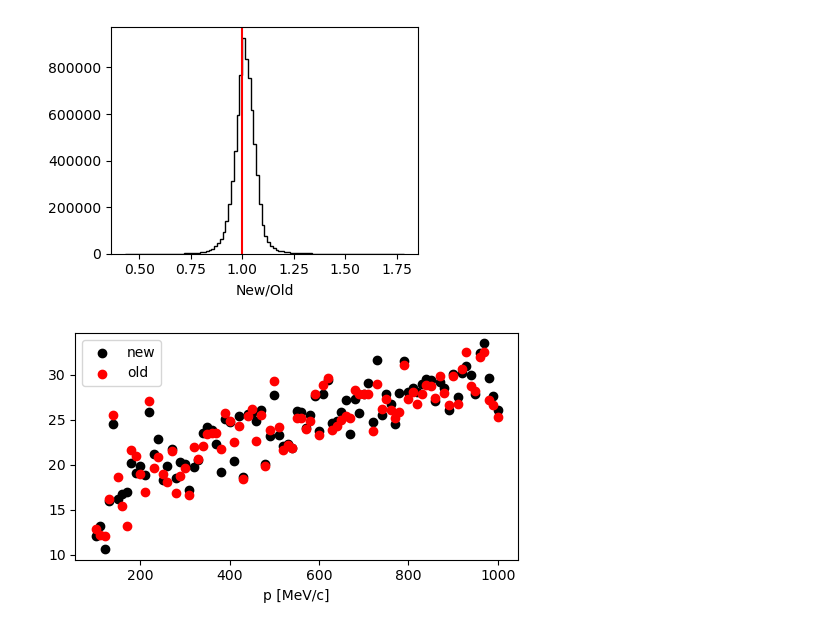
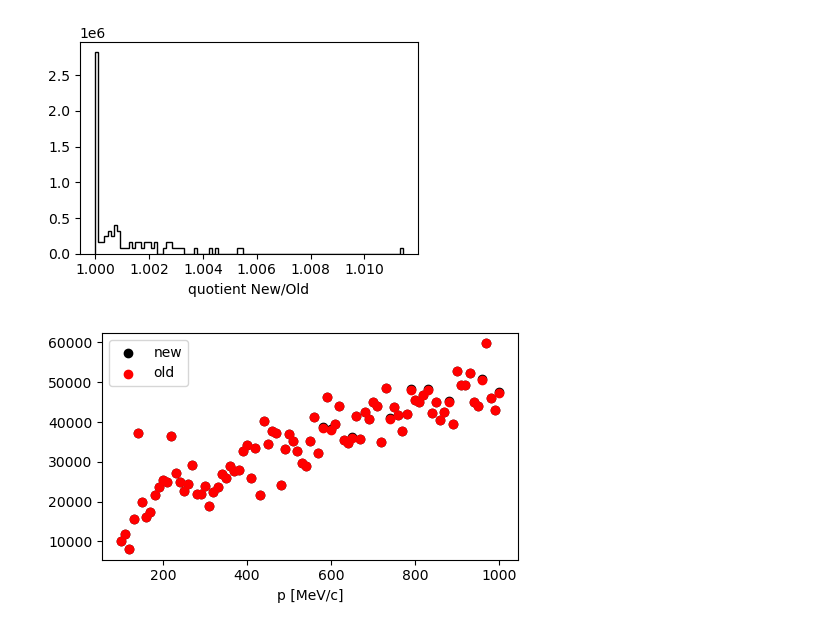
Before and after one commit to lolorestrepo/WCSimFQTuningTools, a Jupyter notebook: CProfiles/Analysis/integrals.ipynb, the cells around one changed output. Cells and saved outputs as stored; diff of their text form; code cells hidden in the pictures.

```diff
--- a/CProfiles/Analysis/integrals.ipynb
+++ b/CProfiles/Analysis/integrals.ipynb
@@ -24,19 +14,18 @@ f.classnames()
 # %%
-oh, or0bins, oth0bins, oebins = of["hI3d_1"].to_numpy()
-h ,  r0bins,  th0bins,  ebins =  f["I_1"]   .to_numpy()
+oh, or0bins, oth0bins, oebins = of["hI3d_2"].to_numpy()
+h ,  r0bins,  th0bins,  ebins =  f["I_2"]   .to_numpy()
 
 np.testing.assert_allclose(or0bins, r0bins)
 np.testing.assert_allclose(oth0bins, th0bins)
 # %%
 plt.figure(figsize=[4, 3])
 
 plt.hist((h/oh).flatten(), histtype="step", bins=100, color="k")
-plt.xlabel("New/Old")
-plt.axvline(1, color="r")
+plt.xlabel("quotient New/Old")
 
 plt.tight_layout()
 # %% [output]
-[figure, old version]
+[figure, new version]
 # %%
 r0bin  = 190
 th0bin = 60
@@ -53,4 +42,4 @@ plt.xlabel("p [MeV/c]")
 plt.legend()
 plt.tight_layout()
 # %% [output]
-[figure, old version]
+[figure, new version]
```
Also changed, not shown: parts of 5 cells of this notebook, 1 other file.
